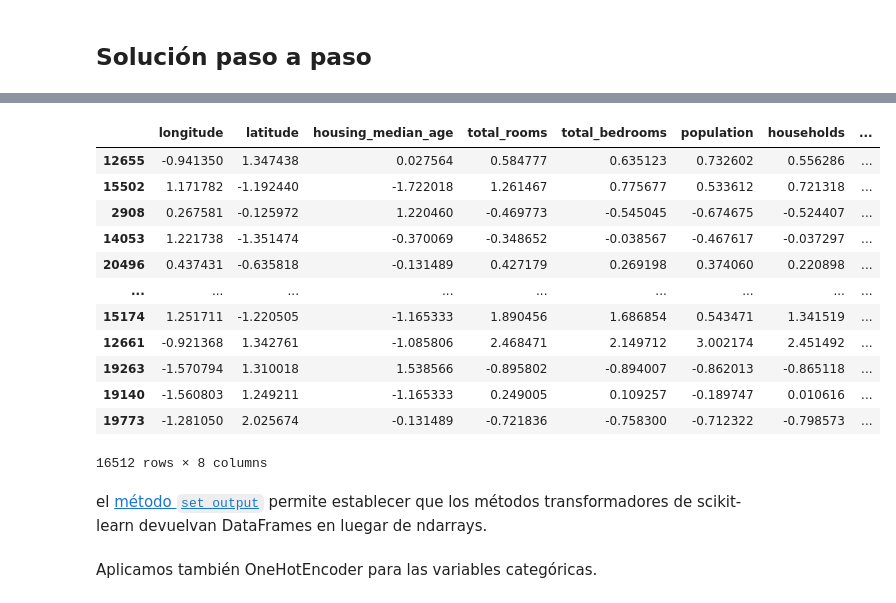
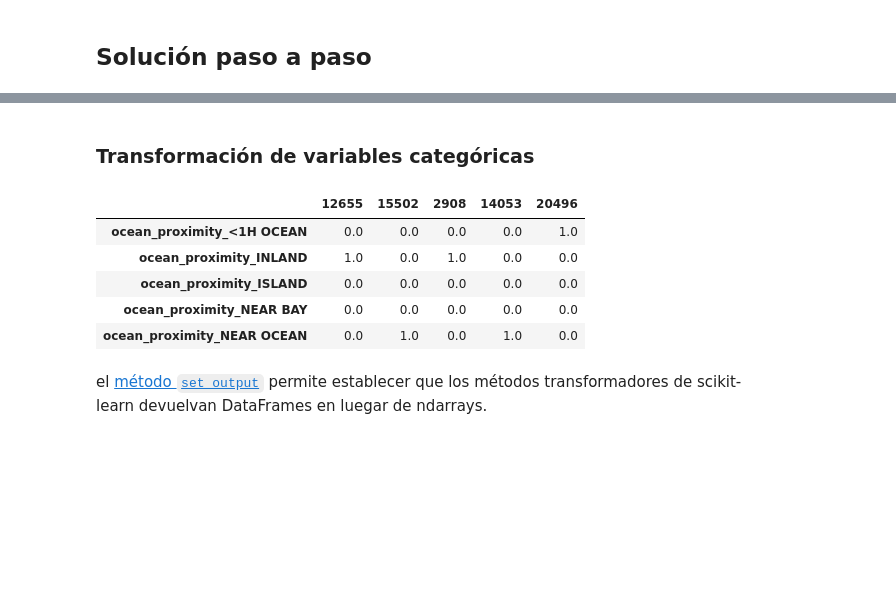
Before and after one commit to avidaldo/ia23, a Jupyter notebook: end2end/e2e05_knnimputer.ipynb, the cells around one changed output, grey strips where cells are left out. Saved outputs shown, nothing was run; the diff lists cells and outputs as text; code cells hidden in the pictures; blank space fills up the shorter version.

```diff
--- a/end2end/e2e05_knnimputer.ipynb
+++ b/end2end/e2e05_knnimputer.ipynb
@@ -51,23 +59,15 @@ Para ello, utilizamos la clase StandardScaler de scikit-learn.
+# %% [markdown]
+### Transformación de variables categóricas
 # %%
-X_train_num = X_train.select_dtypes(include=[np.number])
-scaler = StandardScaler().set_output(transform="pandas") # Para que el resultado sea un DataFrame
-X_train_num_scaled = scaler.fit_transform(X_train_num)
-X_train_num_scaled
+cat_encoder = OneHotEncoder(sparse_output=False).set_output(transform="pandas")  # Para que el resultado sea un DataFrame
+X_train_cat_ohe = cat_encoder.fit_transform(X_train[["ocean_proximity"]])
+X_train_cat_ohe.head().T
 # %% [output]
-|  | longitude | latitude | housing_median_age | total_rooms | total_bedrooms | population | households | ... |
-| 12655 | -0.941350 | 1.347438 | 0.027564 | 0.584777 | 0.635123 | 0.732602 | 0.556286 | ... |
-| 15502 | 1.171782 | -1.192440 | -1.722018 | 1.261467 | 0.775677 | 0.533612 | 0.721318 | ... |
-| 2908 | 0.267581 | -0.125972 | 1.220460 | -0.469773 | -0.545045 | -0.674675 | -0.524407 | ... |
-| 14053 | 1.221738 | -1.351474 | -0.370069 | -0.348652 | -0.038567 | -0.467617 | -0.037297 | ... |
-| 20496 | 0.437431 | -0.635818 | -0.131489 | 0.427179 | 0.269198 | 0.374060 | 0.220898 | ... |
-| ... | ... | ... | ... | ... | ... | ... | ... | ... |
-| 15174 | 1.251711 | -1.220505 | -1.165333 | 1.890456 | 1.686854 | 0.543471 | 1.341519 | ... |
-| 12661 | -0.921368 | 1.342761 | -1.085806 | 2.468471 | 2.149712 | 3.002174 | 2.451492 | ... |
-| 19263 | -1.570794 | 1.310018 | 1.538566 | -0.895802 | -0.894007 | -0.862013 | -0.865118 | ... |
-| 19140 | -1.560803 | 1.249211 | -1.165333 | 0.249005 | 0.109257 | -0.189747 | 0.010616 | ... |
-| 19773 | -1.281050 | 2.025674 | -0.131489 | -0.721836 | -0.758300 | -0.712322 | -0.798573 | ... |
+|  | 12655 | 15502 | 2908 | 14053 | 20496 |
+| ocean_proximity_<1H OCEAN | 0.0 | 0.0 | 0.0 | 0.0 | 1.0 |
+| ocean_proximity_INLAND | 1.0 | 0.0 | 1.0 | 0.0 | 0.0 |
+| ocean_proximity_ISLAND | 0.0 | 0.0 | 0.0 | 0.0 | 0.0 |
+| ocean_proximity_NEAR BAY | 0.0 | 0.0 | 0.0 | 0.0 | 0.0 |
+| ocean_proximity_NEAR OCEAN | 0.0 | 1.0 | 0.0 | 1.0 | 0.0 |
-16512 rows × 8 columns
 # %% [markdown]
 el [método `set_output`](https://scikit-learn.org/stable/auto_examples/miscellaneous/plot_set_output.html) permite establecer que los métodos transformadores de scikit-learn devuelvan DataFrames en luegar de ndarrays.
-# %% [markdown]
-Aplicamos también OneHotEncoder para las variables categóricas.
```
Also changed, not shown: parts of 47 cells of this notebook, 1 other file.
